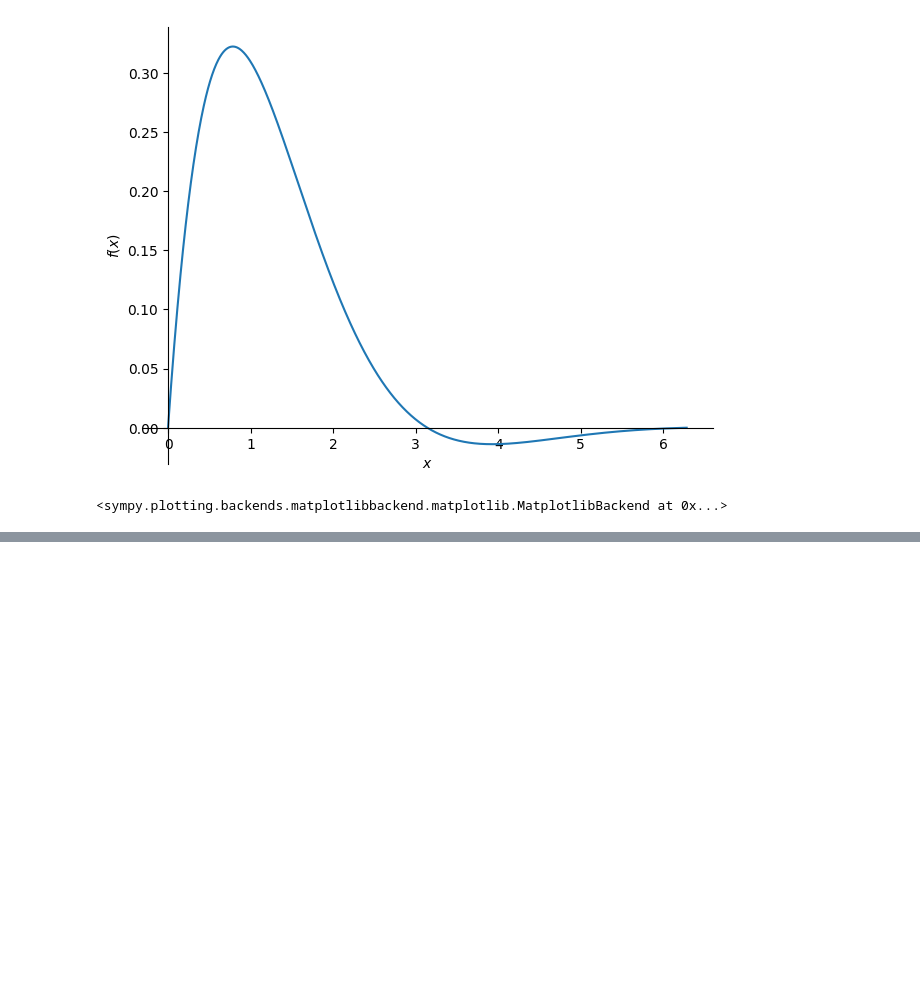
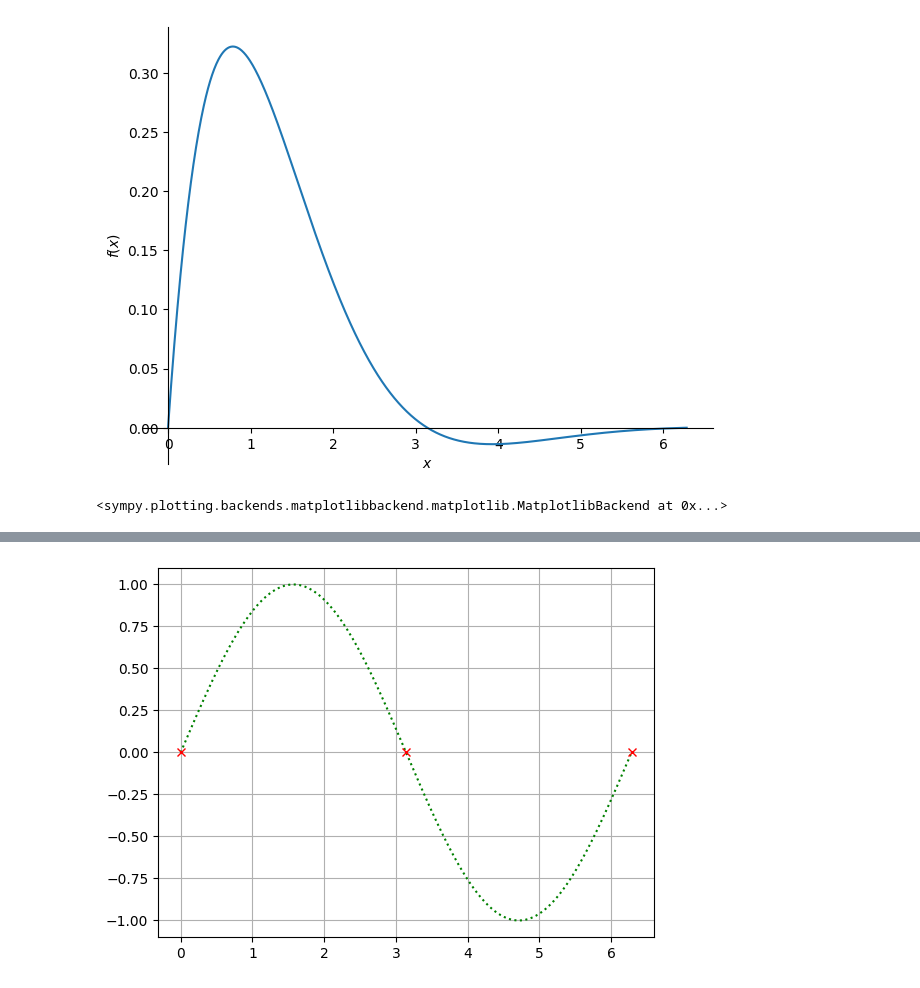
Before and after one commit to ArellanoMCarlos/SimMatO2025, a Jupyter notebook: Librerías.ipynb, the cells around one changed output, grey strips where cells are left out. Drawn from its saved outputs; the diff is of its cells as text; code cells hidden in the pictures; blank space fills up the shorter version.

```diff
--- a/Librerías.ipynb
+++ b/Librerías.ipynb
@@ -220,0 +241,7 @@ El módulo `PyPlot` de la librería `matplotlib` contiene funciones que nos perm
+# %%
+plt.plot(x,y,':g')                   # Mostramos el seno como una línea punteada verde
+puntos=np.array([0,np.pi,2*np.pi])   # Puntos de interés
+plt.plot(puntos,np.sin(puntos),'xr') # Mostramos los puntos de interés con cruces rojas
+plt.grid()
+# %% [output]
+[figure, added]
```
Also changed, not shown: parts of 27 cells of this notebook, 1 other file.
